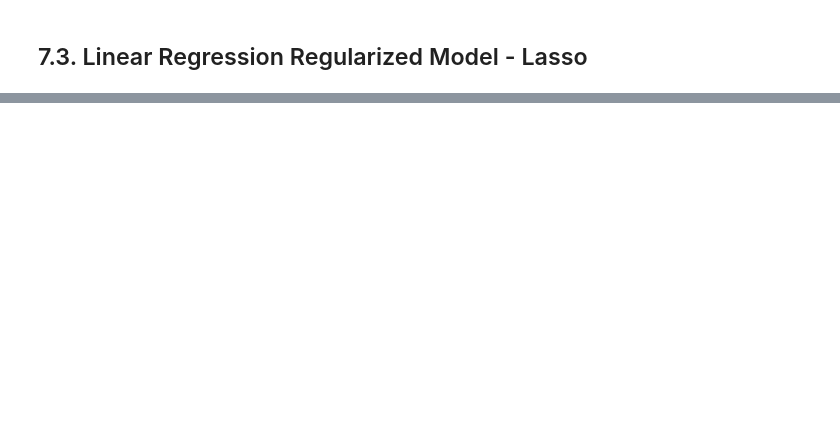
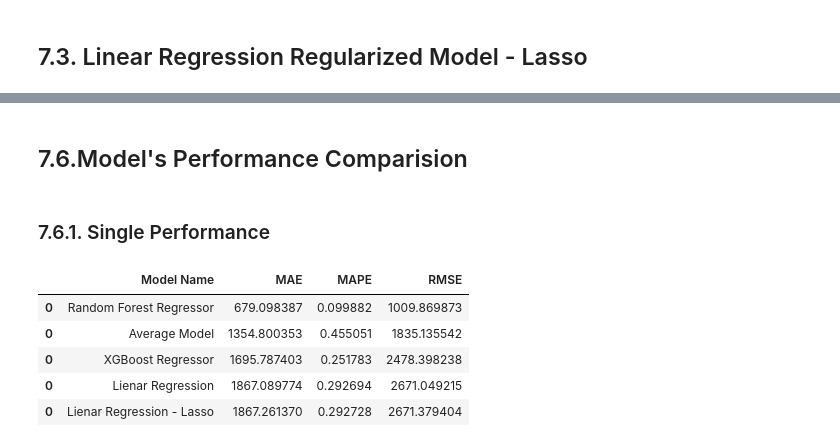
Before and after one commit to Eduupaiva/ds_em_produ, a Jupyter notebook: projeto_ds_em_prod.ipynb, the cells around one changed output, grey strips where cells are left out. Drawn from its saved outputs; the diff is of its cells as text; code cells hidden in the pictures; blank space fills up the shorter version.

```diff
--- a/projeto_ds_em_prod.ipynb
+++ b/projeto_ds_em_prod.ipynb
@@ -1182,0 +1237,11 @@ lrr_result
+# %%
+# Model
+rf = RandomForestRegressor( n_estimators=100, n_jobs=-1, random_state=42 ).fit( x_train, y_train )
+
+# Prediction
+yhat_rf = rf.predict( x_test )
+
+# Performance
+rf_result = ml_error( 'Random Forest Regressor', np.expm1( y_test ), np.expm1( yhat_rf) )
+
+rf_result
@@ -1182,0 +1262,17 @@ lrr_result
+# %%
+# Model
+model_xgb = xgb.XGBRegressor( objective='reg:squarederror',
+                              n_estimators=100,
+                              eta=0.01,
+                              max_depth=10,
+                              subsample=0.7,
+                              colsample_bytee=0.9
+                              ).fit( x_train, y_train )
+
+# Prediction
+yhat_xgb = model_xgb.predict( x_test )
+
+# Performance
+xgb_result = ml_error( 'XGBoost Regressor', np.expm1( y_test ), np.expm1( yhat_xgb ) )
+
+xgb_result
@@ -1182,0 +1314,14 @@ lrr_result
+# %% [markdown]
+## 7.6.Model's Performance Comparision
+# %% [markdown]
+### 7.6.1. Single Performance
+# %%
+modelling_result = pd.concat( [baseline_result, lr_result, lrr_result, rf_result, xgb_result] )
+modelling_result.sort_values( 'RMSE' )
+# %% [output]
+|  | Model Name | MAE | MAPE | RMSE |
+| 0 | Random Forest Regressor | 679.098387 | 0.099882 | 1009.869873 |
+| 0 | Average Model | 1354.800353 | 0.455051 | 1835.135542 |
+| 0 | XGBoost Regressor | 1695.787403 | 0.251783 | 2478.398238 |
+| 0 | Lienar Regression | 1867.089774 | 0.292694 | 2671.049215 |
+| 0 | Lienar Regression - Lasso | 1867.261370 | 0.292728 | 2671.379404 |
```
Also changed, not shown: parts of 25 cells of this notebook.
